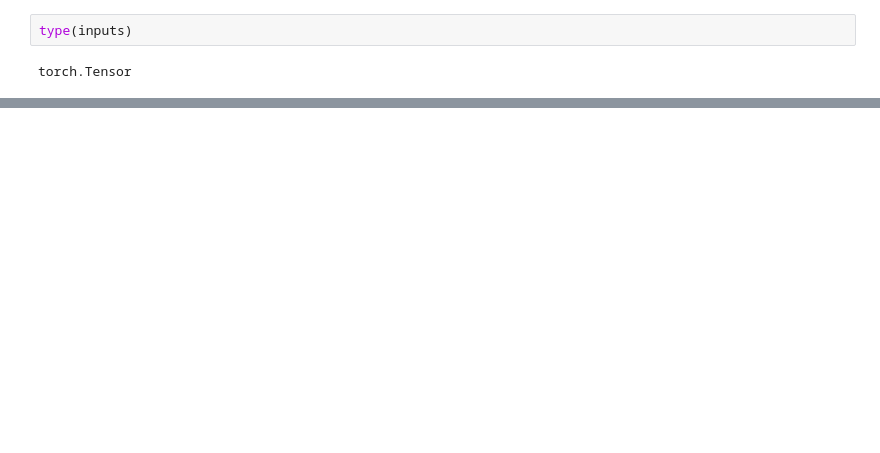
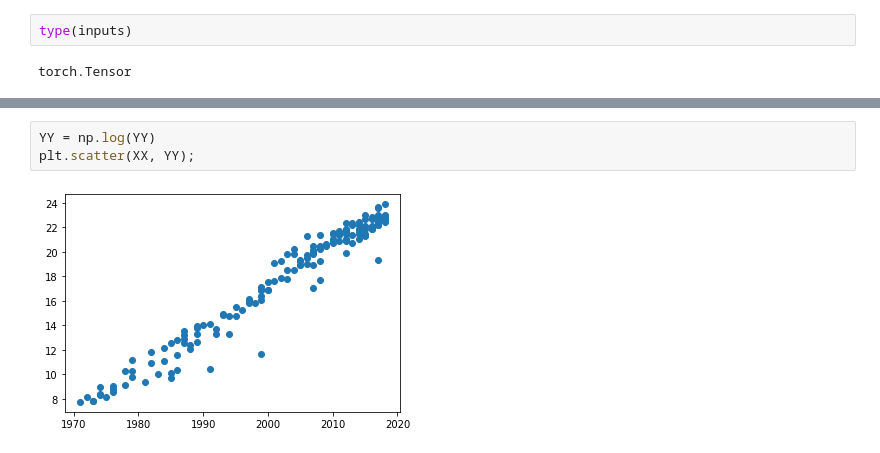
Before and after one commit to pascale25/DeeP_learning_portfolio, a Jupyter notebook: linear_reg_pytorch.ipynb, the cells around one changed output, grey strips where cells are left out. Cells and saved outputs as stored; diff of their text form; blank space fills up the shorter version.

```diff
--- a/linear_reg_pytorch.ipynb
+++ b/linear_reg_pytorch.ipynb
@@ -179,0 +206,5 @@ print(w,b)
+# %%
+YY = np.log(YY)
+plt.scatter(XX, YY);
+# %% [output]
+[figure, added]
```
Also changed, not shown: parts of 52 cells of this notebook.
